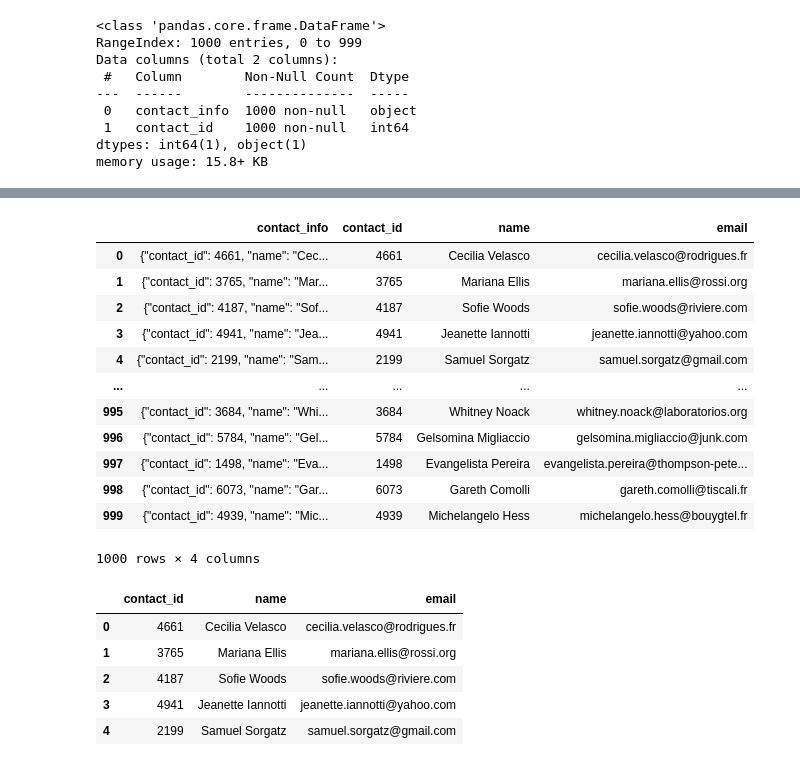
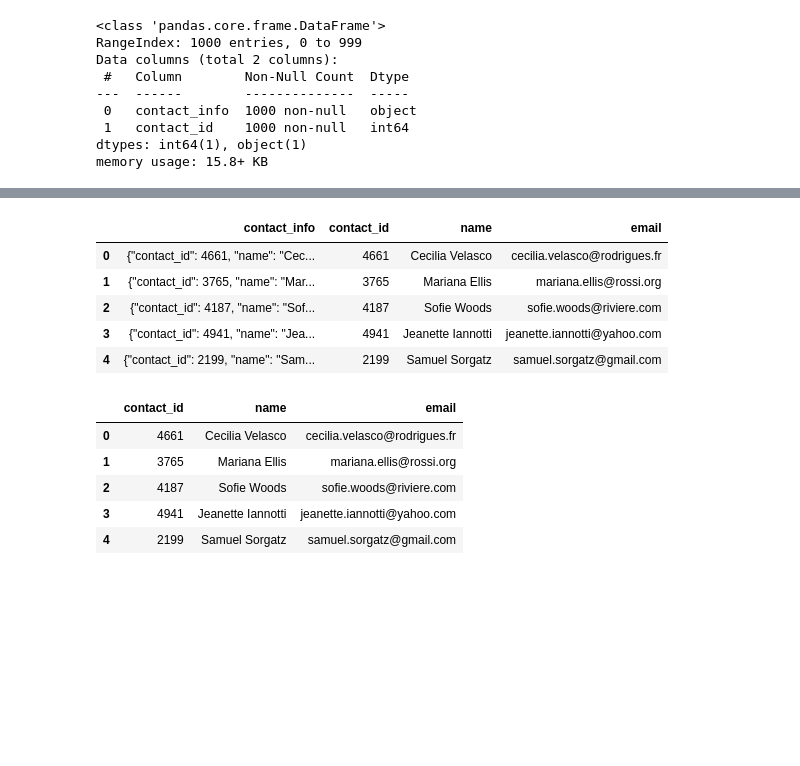
Before and after one commit to rfe123/umn_data_project_002, a Jupyter notebook: ETL_Mini_Project_Starter_Code.ipynb, the cells around one changed output, grey strips where cells are left out. Saved outputs shown, nothing was run; the diff lists cells and outputs as text; code cells hidden in the pictures; blank space fills up the shorter version.

```diff
--- a/ETL_Mini_Project_Starter_Code.ipynb
+++ b/ETL_Mini_Project_Starter_Code.ipynb
@@ -351,7 +361,10 @@ dtypes: int64(1), object(2)
 memory usage: 23.6+ KB
 # %%
 # Create a "first"name" and "last_name" column with the first and last names from the "name" column.
-
-
+contact_info_df
+contact_info_df_split_columns = contact_info_df['name'].str.split(' ', n=1, expand=True)
+contact_info_df_split_columns.columns = ['first name', 'last name']
+contact_info_df = pd.concat([contact_info_df, contact_info_df_split_columns], axis=1)
+contact_info_df.head()
 # Drop the contact_name column
 # %% [output]
@@ -411,9 +417,9 @@ contact_info_df_copy.head()
 | 4 | {"contact_id": 2199, "name": "Sam... |
 # %%
 # Extract the four-digit contact ID number.
-#contact_id_df=contact_info_df_copy['contact_id'] = contact_info_df_copy['contact_info'].str.extract(r'"contact_id": (\d{4})')
-
-contact_info_df.head()
+contact_info_df_copy['contact_id'] = contact_info_df_copy['contact_info'].str.extract(r'"contact_id": (\d{4})')
+contact_info_df_copy.head()
+#contact_info_df.head()
 # %% [output]
 |  | contact_info | contact_id |
 | 0 | {"contact_id": 4661, "name": "Cec... | 4661 |
@@ -436,6 +442,8 @@ dtypes: object(2)
 memory usage: 15.8+ KB
 # %%
 # Convert the "contact_id" column to an int64 data type.
+contact_info_df_copy['contact_id'] = contact_info_df_copy['contact_id'].astype('int64')
+contact_info_df_copy.info()
 # %% [output]
 <class 'pandas.core.frame.DataFrame'>
 RangeIndex: 1000 entries, 0 to 999
@@ -448,7 +456,8 @@ dtypes: int64(1), object(1)
 memory usage: 15.8+ KB
 # %%
 # Extract the name of the contact and add it to a new column.
-#r'\b[A-Za-z]+
+contact_info_df_copy['name'] = contact_info_df_copy['contact_info'].str.extract(r'"name": "(\w+\s\w+)')
+contact_info_df_copy.head()
 # %% [output]
 |  | contact_info | contact_id | name |
 | 0 | {"contact_id": 4661, "name": "Cec... | 4661 | Cecilia Velasco |
@@ -466,19 +468,14 @@ memory usage: 15.8+ KB
 # %%
 # Extract the email from the contacts and add the values to a new column.
+contact_info_df_copy['email'] = contact_info_df_copy['contact_info'].str.extract(r'"email": "([a-zA-Z0-9._%+-]+@[a-zA-Z0-9.-]+\.[a-zA-Z]{2,})')
+contact_info_df_copy.head()
 # %% [output]
 |  | contact_info | contact_id | name | email |
 | 0 | {"contact_id": 4661, "name": "Cec... | 4661 | Cecilia Velasco | cecilia.velasco@rodrigues.fr |
 | 1 | {"contact_id": 3765, "name": "Mar... | 3765 | Mariana Ellis | mariana.ellis@rossi.org |
 | 2 | {"contact_id": 4187, "name": "Sof... | 4187 | Sofie Woods | sofie.woods@riviere.com |
 | 3 | {"contact_id": 4941, "name": "Jea... | 4941 | Jeanette Iannotti | jeanette.iannotti@yahoo.com |
 | 4 | {"contact_id": 2199, "name": "Sam... | 2199 | Samuel Sorgatz | samuel.sorgatz@gmail.com |
-| ... | ... | ... | ... | ... |
-| 995 | {"contact_id": 3684, "name": "Whi... | 3684 | Whitney Noack | whitney.noack@laboratorios.org |
-| 996 | {"contact_id": 5784, "name": "Gel... | 5784 | Gelsomina Migliaccio | gelsomina.migliaccio@junk.com |
-| 997 | {"contact_id": 1498, "name": "Eva... | 1498 | Evangelista Pereira | evangelista.pereira@thompson-pete... |
-| 998 | {"contact_id": 6073, "name": "Gar... | 6073 | Gareth Comolli | gareth.comolli@tiscali.fr |
-| 999 | {"contact_id": 4939, "name": "Mic... | 4939 | Michelangelo Hess | michelangelo.hess@bouygtel.fr |
-1000 rows × 4 columns
 # %%
 # Create a copy of the contact_info_df with the 'contact_id', 'name', 'email' columns.
 contact_info_df_copy = contact_info_df.copy()
```
Also changed, not shown: parts of 9 cells of this notebook, 1 other file.
